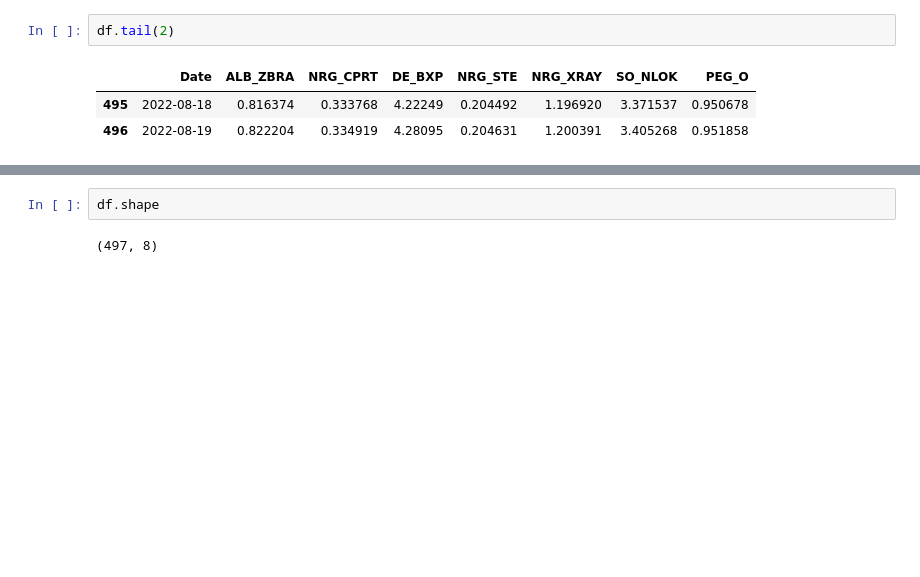
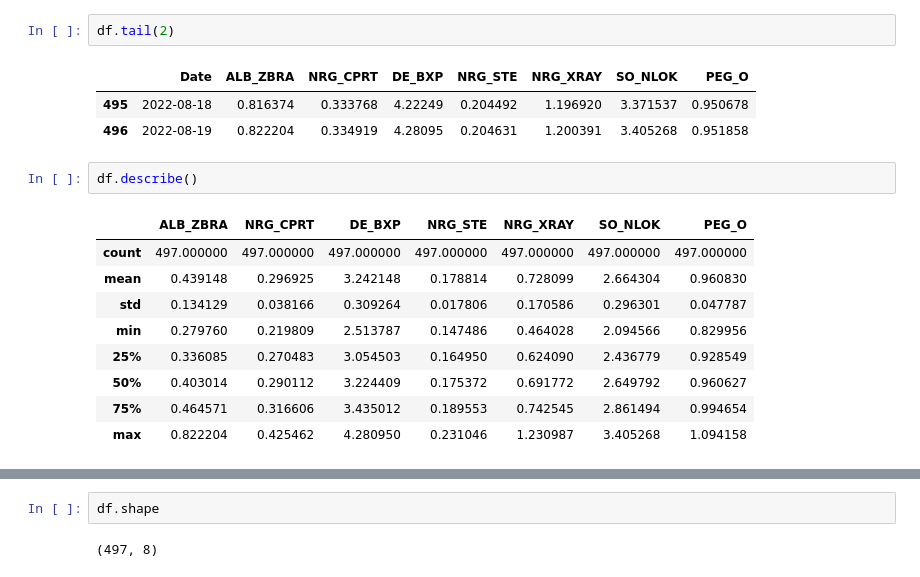
Before and after one commit to greengamma/long-short-trade-ideas-generator, a Jupyter notebook: notebooks/RNN_model.ipynb, the cells around one changed output, grey strips where cells are left out. Saved outputs shown, nothing was run; the diff lists cells and outputs as text; blank space fills up the shorter version.

```diff
--- a/notebooks/RNN_model.ipynb
+++ b/notebooks/RNN_model.ipynb
@@ -19,3 +19,15 @@ df.tail(2)
 |  | Date | ALB_ZBRA | NRG_CPRT | DE_BXP | NRG_STE | NRG_XRAY | SO_NLOK | PEG_O |
 | 495 | 2022-08-18 | 0.816374 | 0.333768 | 4.22249 | 0.204492 | 1.196920 | 3.371537 | 0.950678 |
 | 496 | 2022-08-19 | 0.822204 | 0.334919 | 4.28095 | 0.204631 | 1.200391 | 3.405268 | 0.951858 |
+# %%
+df.describe()
+# %% [output]
+|  | ALB_ZBRA | NRG_CPRT | DE_BXP | NRG_STE | NRG_XRAY | SO_NLOK | PEG_O |
+| count | 497.000000 | 497.000000 | 497.000000 | 497.000000 | 497.000000 | 497.000000 | 497.000000 |
+| mean | 0.439148 | 0.296925 | 3.242148 | 0.178814 | 0.728099 | 2.664304 | 0.960830 |
+| std | 0.134129 | 0.038166 | 0.309264 | 0.017806 | 0.170586 | 0.296301 | 0.047787 |
+| min | 0.279760 | 0.219809 | 2.513787 | 0.147486 | 0.464028 | 2.094566 | 0.829956 |
+| 25% | 0.336085 | 0.270483 | 3.054503 | 0.164950 | 0.624090 | 2.436779 | 0.928549 |
+| 50% | 0.403014 | 0.290112 | 3.224409 | 0.175372 | 0.691772 | 2.649792 | 0.960627 |
+| 75% | 0.464571 | 0.316606 | 3.435012 | 0.189553 | 0.742545 | 2.861494 | 0.994654 |
+| max | 0.822204 | 0.425462 | 4.280950 | 0.231046 | 1.230987 | 3.405268 | 1.094158 |
```
Also changed, not shown: parts of 41 cells of this notebook.
